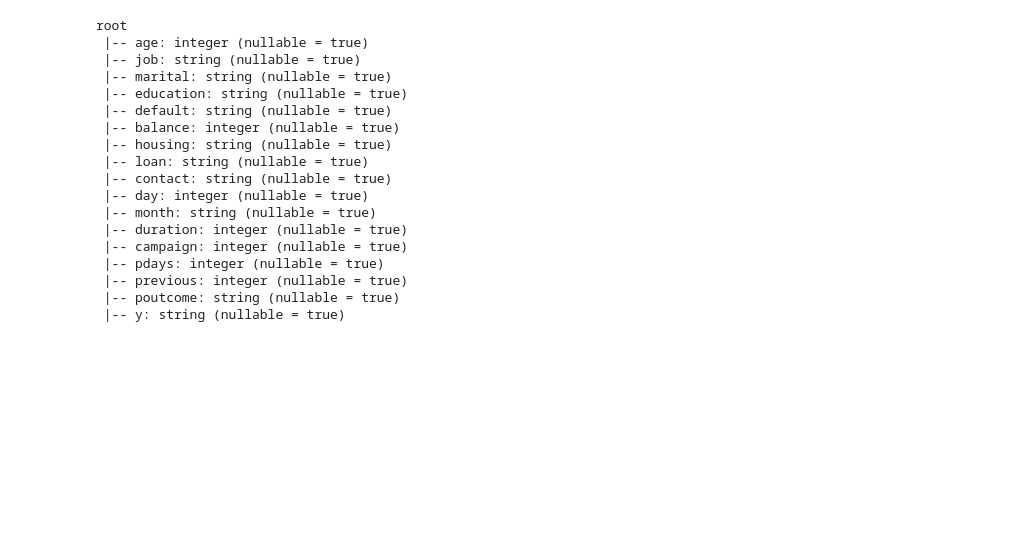
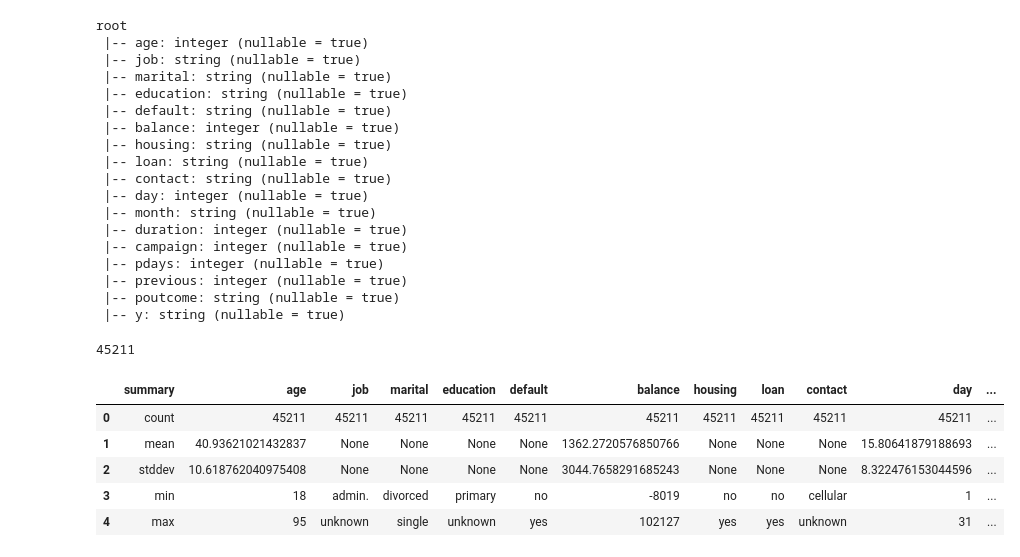
Before and after one commit to amien1410/colab-notebooks, a Jupyter notebook: Colab_Pyspark_Machine_Learning.ipynb, the cells around one changed output. Drawn from its saved outputs; the diff is of its cells as text; code cells hidden in the pictures; blank space fills up the shorter version.

```diff
--- a/Colab_Pyspark_Machine_Learning.ipynb
+++ b/Colab_Pyspark_Machine_Learning.ipynb
@@ -84,3 +84,18 @@ root
  |-- previous: integer (nullable = true)
  |-- poutcome: string (nullable = true)
  |-- y: string (nullable = true)
+# %%
+# Length of the data
+df.count()
+# %% [output]
+45211
+# %%
+#describes data
+df.describe().toPandas()
+# %% [output]
+|  | summary | age | job | marital | education | default | balance | housing | loan | contact | day | ... |
+| 0 | count | 45211 | 45211 | 45211 | 45211 | 45211 | 45211 | 45211 | 45211 | 45211 | 45211 | ... |
+| 1 | mean | 40.93621021432837 | None | None | None | None | 1362.2720576850766 | None | None | None | 15.80641879188693 | ... |
+| 2 | stddev | 10.618762040975408 | None | None | None | None | 3044.7658291685243 | None | None | None | 8.322476153044596 | ... |
+| 3 | min | 18 | admin. | divorced | primary | no | -8019 | no | no | cellular | 1 | ... |
+| 4 | max | 95 | unknown | single | unknown | yes | 102127 | yes | yes | unknown | 31 | ... |
```
Also changed, not shown: parts of 4 cells of this notebook.
